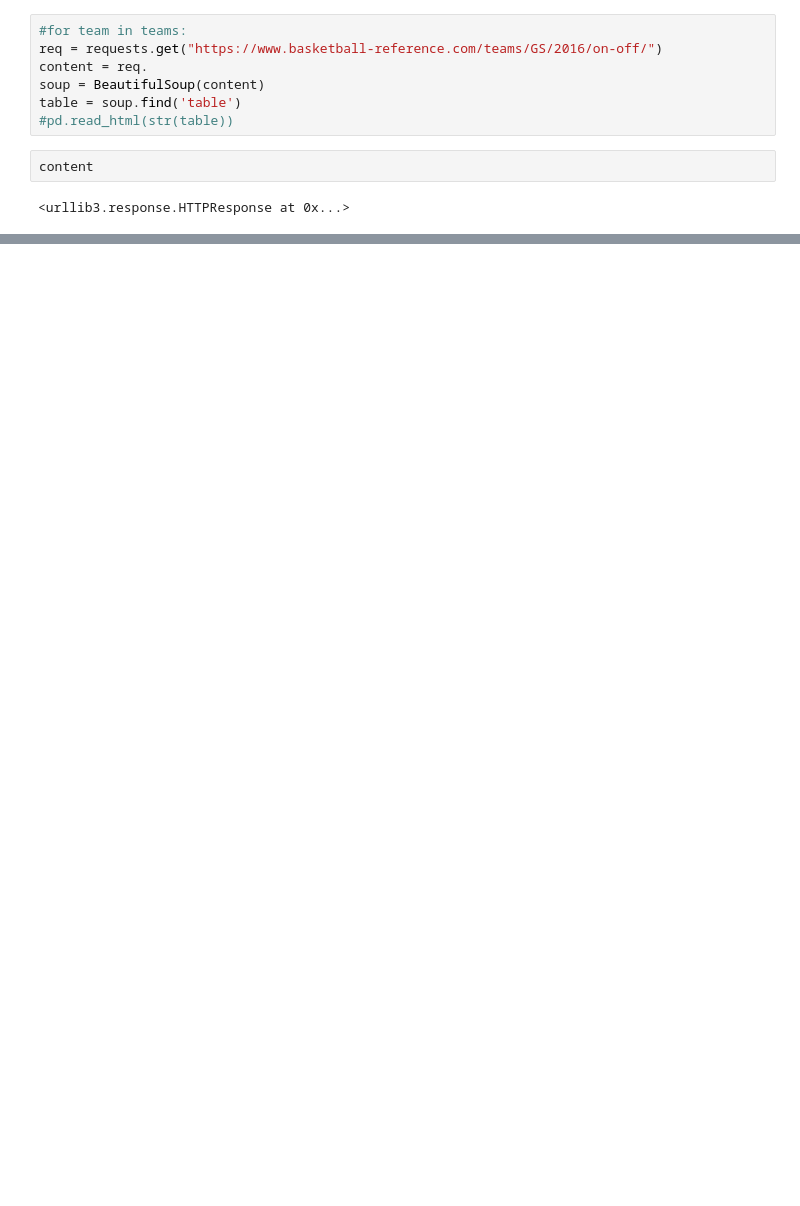
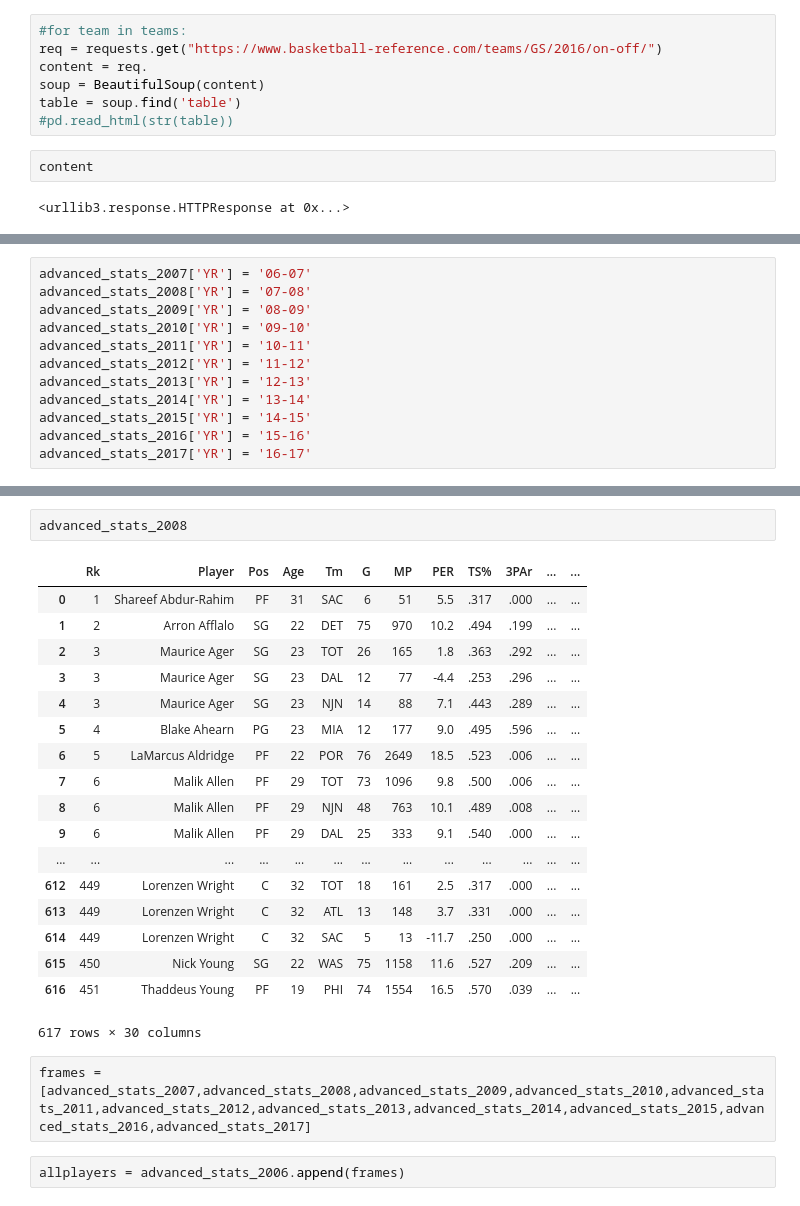
Before and after one commit to dmacUT/nba-final4-projections, a Jupyter notebook: NBAplayerdata.ipynb, the cells around one changed output, grey strips where cells are left out. Drawn from its saved outputs; the diff is of its cells as text; blank space fills up the shorter version.

```diff
--- a/NBAplayerdata.ipynb
+++ b/NBAplayerdata.ipynb
@@ -46,0 +34,12 @@ pd.read_html(str(tables))
+# %%
+advanced_stats_2007['YR'] = '06-07'
+advanced_stats_2008['YR'] = '07-08'
+advanced_stats_2009['YR'] = '08-09'
+advanced_stats_2010['YR'] = '09-10'
+advanced_stats_2011['YR'] = '10-11'
+advanced_stats_2012['YR'] = '11-12'
+advanced_stats_2013['YR'] = '12-13'
+advanced_stats_2014['YR'] = '13-14'
+advanced_stats_2015['YR'] = '14-15'
+advanced_stats_2016['YR'] = '15-16'
+advanced_stats_2017['YR'] = '16-17'
@@ -46,0 +69,25 @@ pd.read_html(str(tables))
+# %%
+advanced_stats_2008
+# %% [output]
+|  | Rk | Player | Pos | Age | Tm | G | MP | PER | TS% | 3PAr | ... | ... |
+| 0 | 1 | Shareef Abdur-Rahim | PF | 31 | SAC | 6 | 51 | 5.5 | .317 | .000 | ... | ... |
+| 1 | 2 | Arron Afflalo | SG | 22 | DET | 75 | 970 | 10.2 | .494 | .199 | ... | ... |
+| 2 | 3 | Maurice Ager | SG | 23 | TOT | 26 | 165 | 1.8 | .363 | .292 | ... | ... |
+| 3 | 3 | Maurice Ager | SG | 23 | DAL | 12 | 77 | -4.4 | .253 | .296 | ... | ... |
+| 4 | 3 | Maurice Ager | SG | 23 | NJN | 14 | 88 | 7.1 | .443 | .289 | ... | ... |
+| 5 | 4 | Blake Ahearn | PG | 23 | MIA | 12 | 177 | 9.0 | .495 | .596 | ... | ... |
+| 6 | 5 | LaMarcus Aldridge | PF | 22 | POR | 76 | 2649 | 18.5 | .523 | .006 | ... | ... |
+| 7 | 6 | Malik Allen | PF | 29 | TOT | 73 | 1096 | 9.8 | .500 | .006 | ... | ... |
+| 8 | 6 | Malik Allen | PF | 29 | NJN | 48 | 763 | 10.1 | .489 | .008 | ... | ... |
+| 9 | 6 | Malik Allen | PF | 29 | DAL | 25 | 333 | 9.1 | .540 | .000 | ... | ... |
+| ... | ... | ... | ... | ... | ... | ... | ... | ... | ... | ... | ... | ... |
+| 612 | 449 | Lorenzen Wright | C | 32 | TOT | 18 | 161 | 2.5 | .317 | .000 | ... | ... |
+| 613 | 449 | Lorenzen Wright | C | 32 | ATL | 13 | 148 | 3.7 | .331 | .000 | ... | ... |
+| 614 | 449 | Lorenzen Wright | C | 32 | SAC | 5 | 13 | -11.7 | .250 | .000 | ... | ... |
+| 615 | 450 | Nick Young | SG | 22 | WAS | 75 | 1158 | 11.6 | .527 | .209 | ... | ... |
+| 616 | 451 | Thaddeus Young | PF | 19 | PHI | 74 | 1554 | 16.5 | .570 | .039 | ... | ... |
+617 rows × 30 columns
+# %%
+frames = [advanced_stats_2007,advanced_stats_2008,advanced_stats_2009,advanced_stats_2010,advanced_stats_2011,advanced_stats_2012,advanced_stats_2013,advanced_stats_2014,advanced_stats_2015,advanced_stats_2016,advanced_stats_2017]
+# %%
+allplayers = advanced_stats_2006.append(frames)
```
Also changed, not shown: parts of 14 cells of this notebook.
